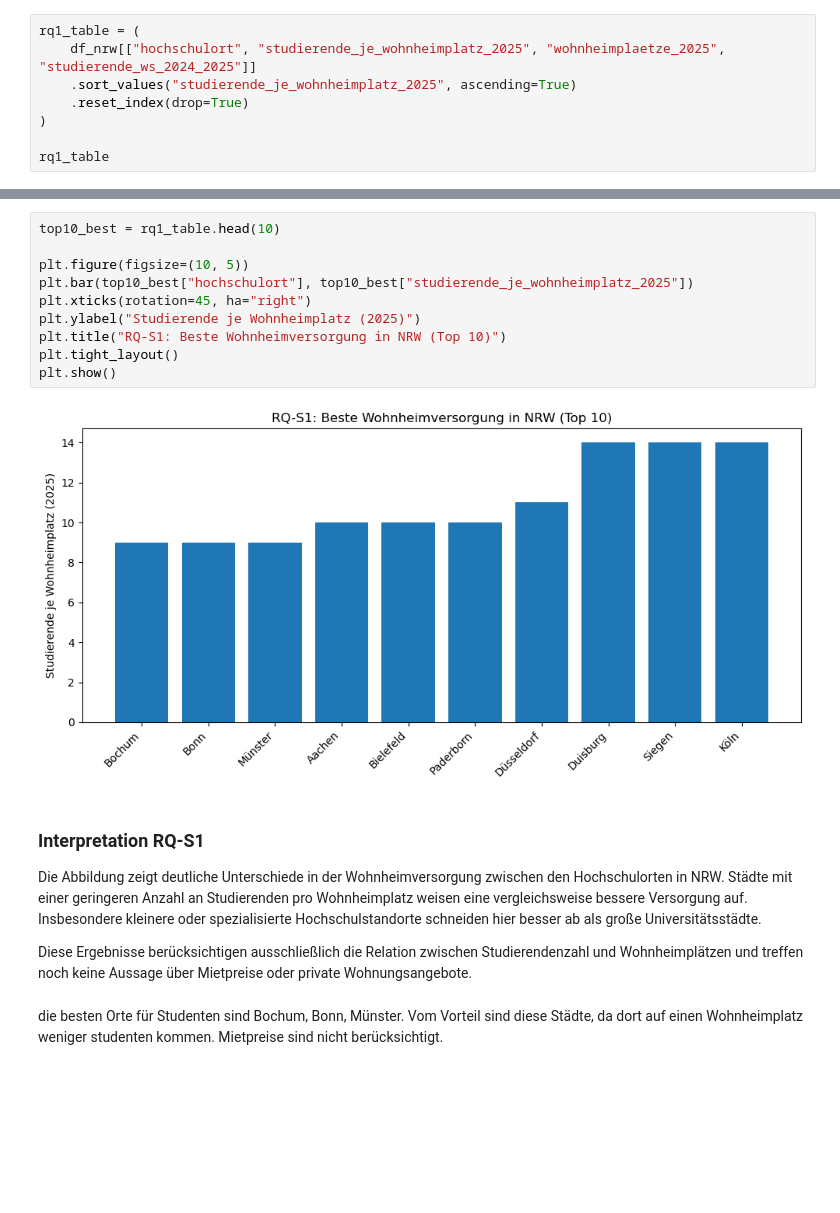
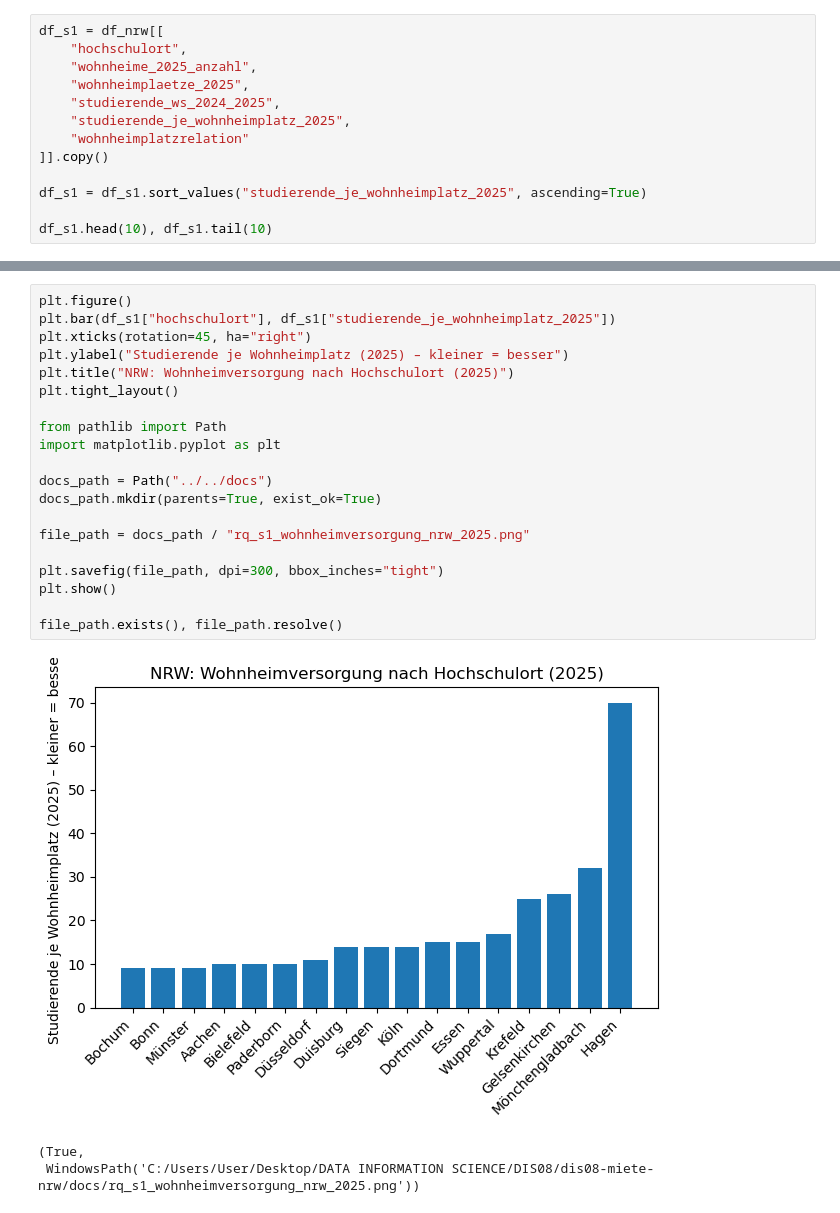
Before and after one commit to LionIron/dis08-miete-nrw, a Jupyter notebook: notebooks/student_housing/03_explore_student_housing.ipynb, the cells around one changed output, grey strips where cells are left out. Saved outputs shown, nothing was run; the diff lists cells and outputs as text; blank space fills up the shorter version.

```diff
--- a/notebooks/student_housing/03_explore_student_housing.ipynb
+++ b/notebooks/student_housing/03_explore_student_housing.ipynb
@@ -63,9 +66,14 @@ memory usage: 944.0+ bytes
 # %%
-rq1_table = (
-    df_nrw[["hochschulort", "studierende_je_wohnheimplatz_2025", "wohnheimplaetze_2025", "studierende_ws_2024_2025"]]
-    .sort_values("studierende_je_wohnheimplatz_2025", ascending=True)
-    .reset_index(drop=True)
-)
+df_s1 = df_nrw[[
+    "hochschulort",
+    "wohnheime_2025_anzahl",
+    "wohnheimplaetze_2025",
+    "studierende_ws_2024_2025",
+    "studierende_je_wohnheimplatz_2025",
+    "wohnheimplatzrelation"
+]].copy()
 
-rq1_table
+df_s1 = df_s1.sort_values("studierende_je_wohnheimplatz_2025", ascending=True)
+
+df_s1.head(10), df_s1.tail(10)
 # %% [output]
@@ -102,27 +97,24 @@ plt.show()
-# %%
-top10_best = rq1_table.head(10)
-
-plt.figure(figsize=(10, 5))
-plt.bar(top10_best["hochschulort"], top10_best["studierende_je_wohnheimplatz_2025"])
-plt.xticks(rotation=45, ha="right")
-plt.ylabel("Studierende je Wohnheimplatz (2025)")
-plt.title("RQ-S1: Beste Wohnheimversorgung in NRW (Top 10)")
-plt.tight_layout()
-plt.show()
-# %% [output]
-[figure, removed]
-# %% [markdown]
-### Interpretation RQ-S1
-
-Die Abbildung zeigt deutliche Unterschiede in der Wohnheimversorgung zwischen
-den Hochschulorten in NRW. Städte mit einer geringeren Anzahl an Studierenden
-pro Wohnheimplatz weisen eine vergleichsweise bessere Versorgung auf.
-Insbesondere kleinere oder spezialisierte Hochschulstandorte schneiden hier
-besser ab als große Universitätsstädte.
-
-Diese Ergebnisse berücksichtigen ausschließlich die Relation zwischen
-Studierendenzahl und Wohnheimplätzen und treffen noch keine Aussage über
-Mietpreise oder private Wohnungsangebote.
-# %% [markdown]
- die besten Orte für Studenten sind Bochum, Bonn, Münster. Vom Vorteil sind diese Städte, da dort auf einen Wohnheimplatz weniger studenten kommen.
-Mietpreise sind nicht berücksichtigt.
+# %%
+plt.figure()
+plt.bar(df_s1["hochschulort"], df_s1["studierende_je_wohnheimplatz_2025"])
+plt.xticks(rotation=45, ha="right")
+plt.ylabel("Studierende je Wohnheimplatz (2025) – kleiner = besser")
+plt.title("NRW: Wohnheimversorgung nach Hochschulort (2025)")
+plt.tight_layout()
+
+from pathlib import Path
+import matplotlib.pyplot as plt
+
+docs_path = Path("../../docs")
+docs_path.mkdir(parents=True, exist_ok=True)
+
+file_path = docs_path / "rq_s1_wohnheimversorgung_nrw_2025.png"
+
+plt.savefig(file_path, dpi=300, bbox_inches="tight")
+plt.show()
+
+file_path.exists(), file_path.resolve()
+# %% [output]
+[figure, added]
+(True,
+ WindowsPath('C:/Users/User/Desktop/DATA INFORMATION SCIENCE/DIS08/dis08-miete-nrw/docs/rq_s1_wohnheimversorgung_nrw_2025.png'))
```
Also changed, not shown: parts of 18 cells of this notebook, 26 other files.
